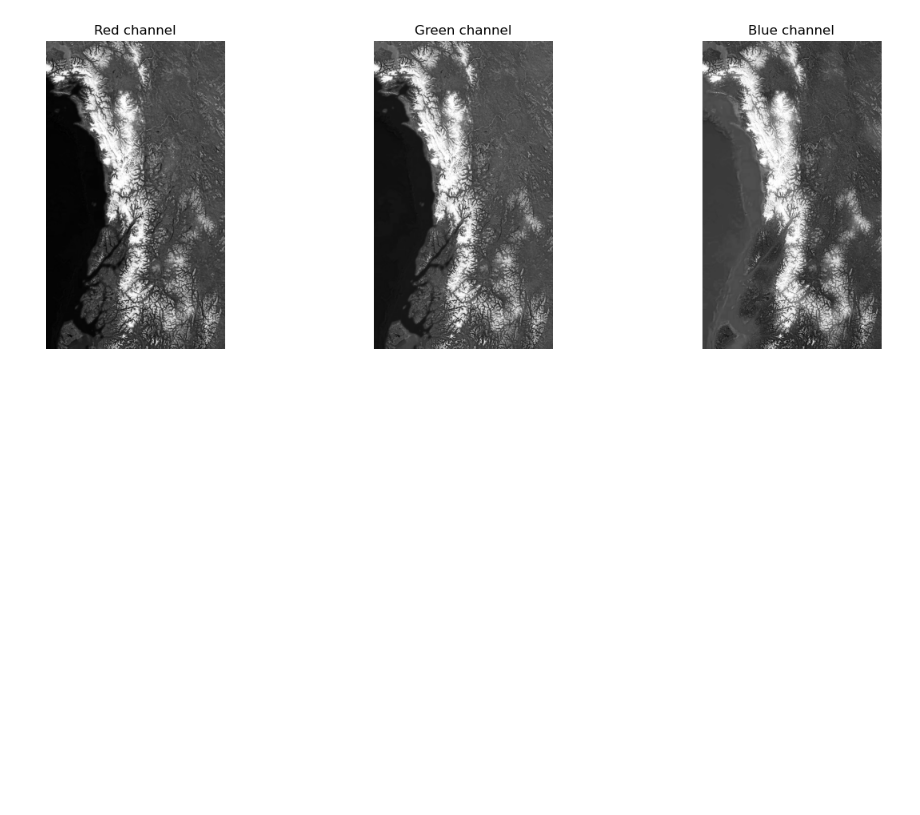
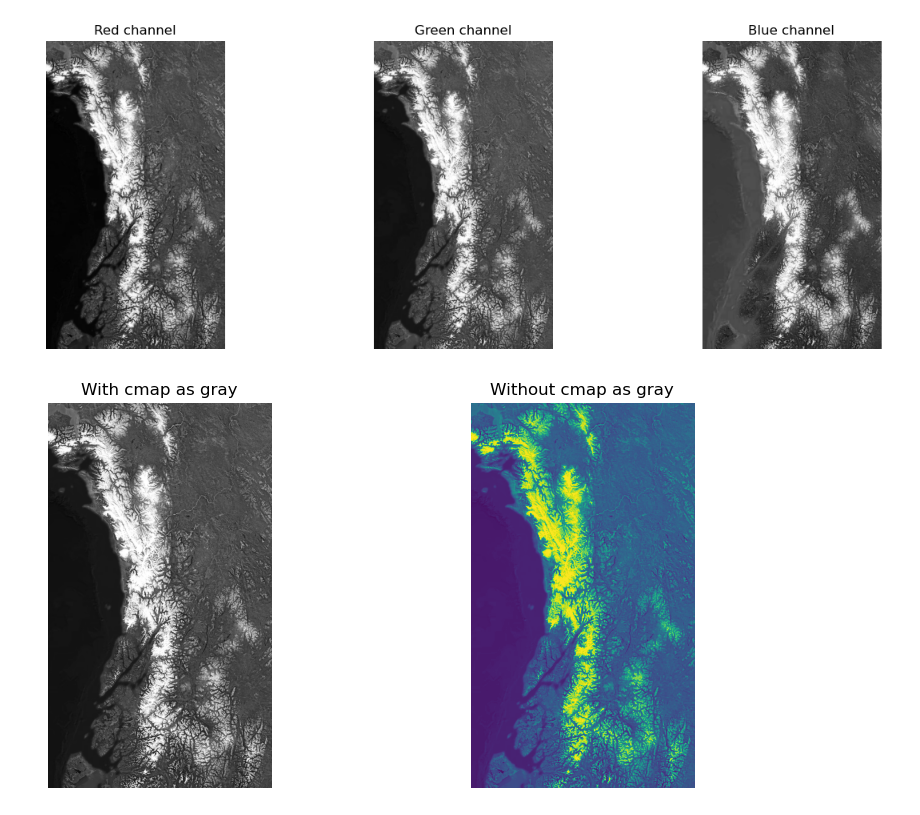
Before and after one commit to harsh125op/waterLevel, a Jupyter notebook: 1_Image_Process.ipynb, the cells around one changed output. Saved outputs shown, nothing was run; the diff lists cells and outputs as text; code cells hidden in the pictures; blank space fills up the shorter version.

```diff
--- a/1_Image_Process.ipynb
+++ b/1_Image_Process.ipynb
@@ -105,3 +105,16 @@ axs[2].set_title('Blue channel')
 plt.show()
 # %% [output]
 [figure]
+# %%
+#converting img to grayscale
+gray_img = cv2.cvtColor(img1, cv2.COLOR_BGR2GRAY)
+fig, ax = plt.subplots(1,2,figsize=(10, 5))
+ax[0].imshow(gray_img , cmap='gray')
+ax[1].imshow(gray_img)
+ax[0].axis('off')
+ax[1].axis('off')
+ax[0].set_title('With cmap as gray')
+ax[1].set_title('Without cmap as gray')
+plt.show()
+# %% [output]
+[figure, added]
```
Also changed, not shown: parts of 1 cell of this notebook.
